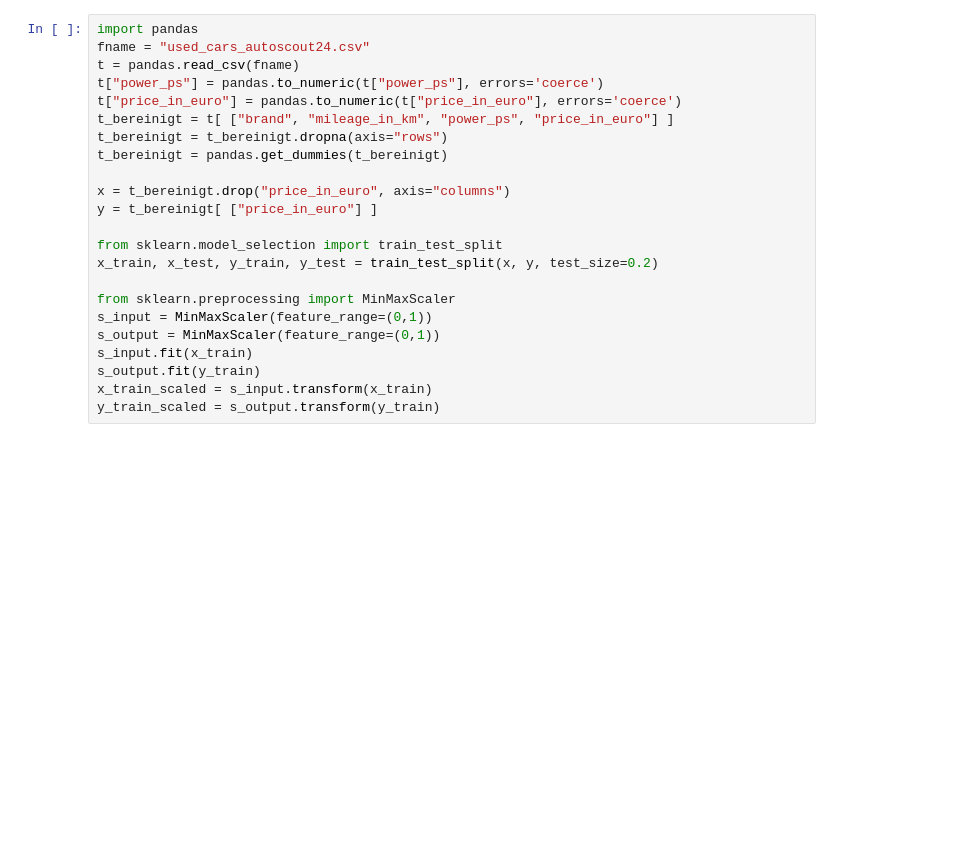
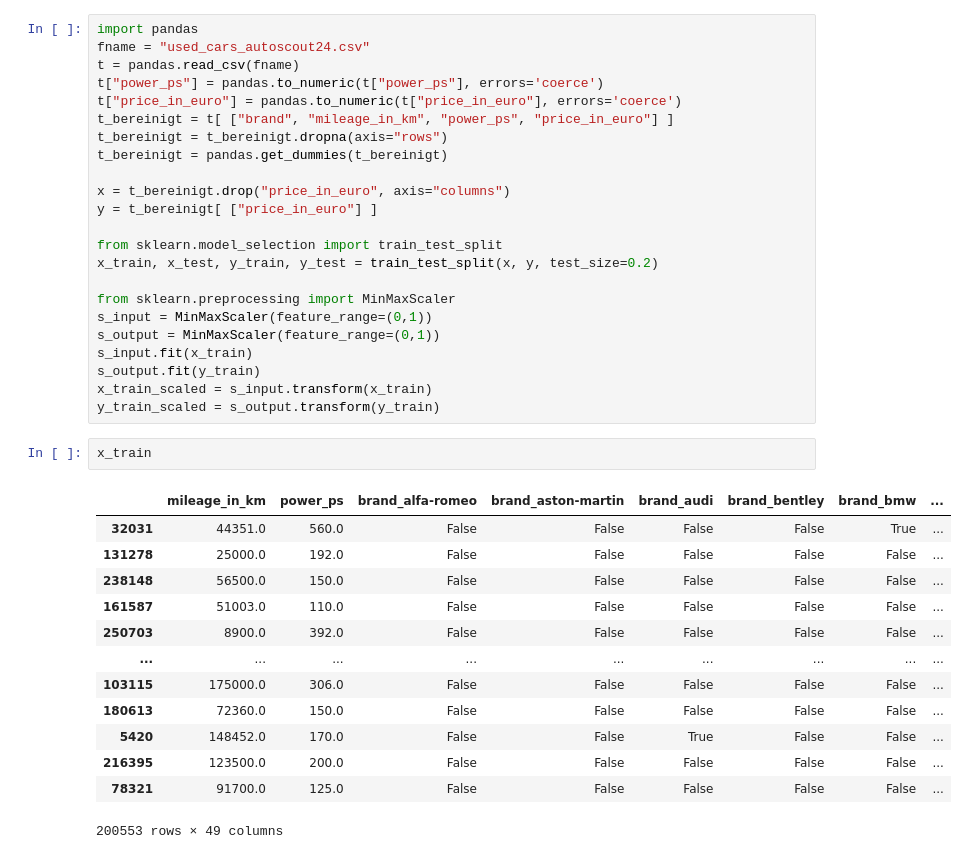
Before and after one commit to juebrauer/code_ws2425, a Jupyter notebook: dl/01_ein_nn_selber_programmieren.ipynb, the cells around one changed output. Drawn from its saved outputs; the diff is of its cells as text; blank space fills up the shorter version.

```diff
--- a/dl/01_ein_nn_selber_programmieren.ipynb
+++ b/dl/01_ein_nn_selber_programmieren.ipynb
@@ -485,3 +485,19 @@ s_input.fit(x_train)
 s_output.fit(y_train)
 x_train_scaled = s_input.transform(x_train)
 y_train_scaled = s_output.transform(y_train)
+# %%
+x_train
+# %% [output]
+|  | mileage_in_km | power_ps | brand_alfa-romeo | brand_aston-martin | brand_audi | brand_bentley | brand_bmw | ... |
+| 32031 | 44351.0 | 560.0 | False | False | False | False | True | ... |
+| 131278 | 25000.0 | 192.0 | False | False | False | False | False | ... |
+| 238148 | 56500.0 | 150.0 | False | False | False | False | False | ... |
+| 161587 | 51003.0 | 110.0 | False | False | False | False | False | ... |
+| 250703 | 8900.0 | 392.0 | False | False | False | False | False | ... |
+| ... | ... | ... | ... | ... | ... | ... | ... | ... |
+| 103115 | 175000.0 | 306.0 | False | False | False | False | False | ... |
+| 180613 | 72360.0 | 150.0 | False | False | False | False | False | ... |
+| 5420 | 148452.0 | 170.0 | False | False | True | False | False | ... |
+| 216395 | 123500.0 | 200.0 | False | False | False | False | False | ... |
+| 78321 | 91700.0 | 125.0 | False | False | False | False | False | ... |
+200553 rows × 49 columns
```
Also changed, not shown: parts of 29 cells of this notebook.
